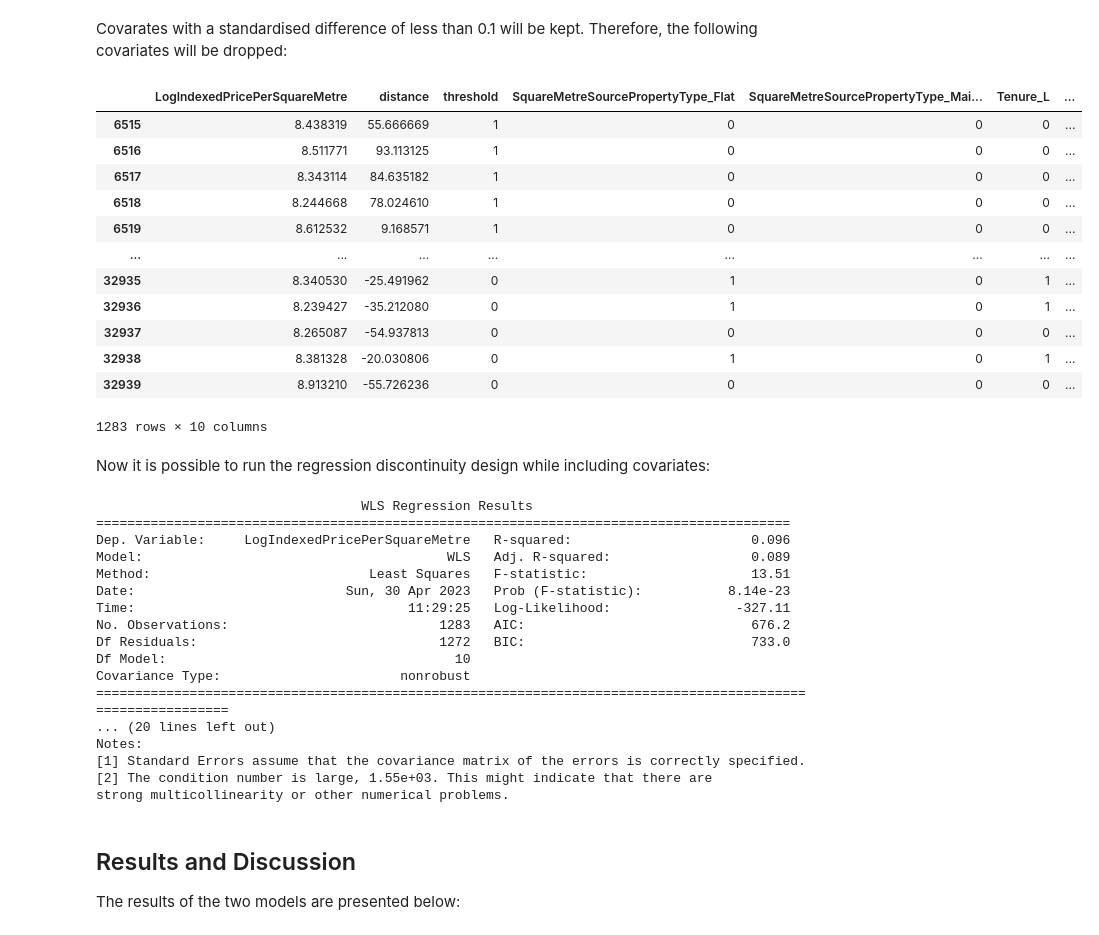
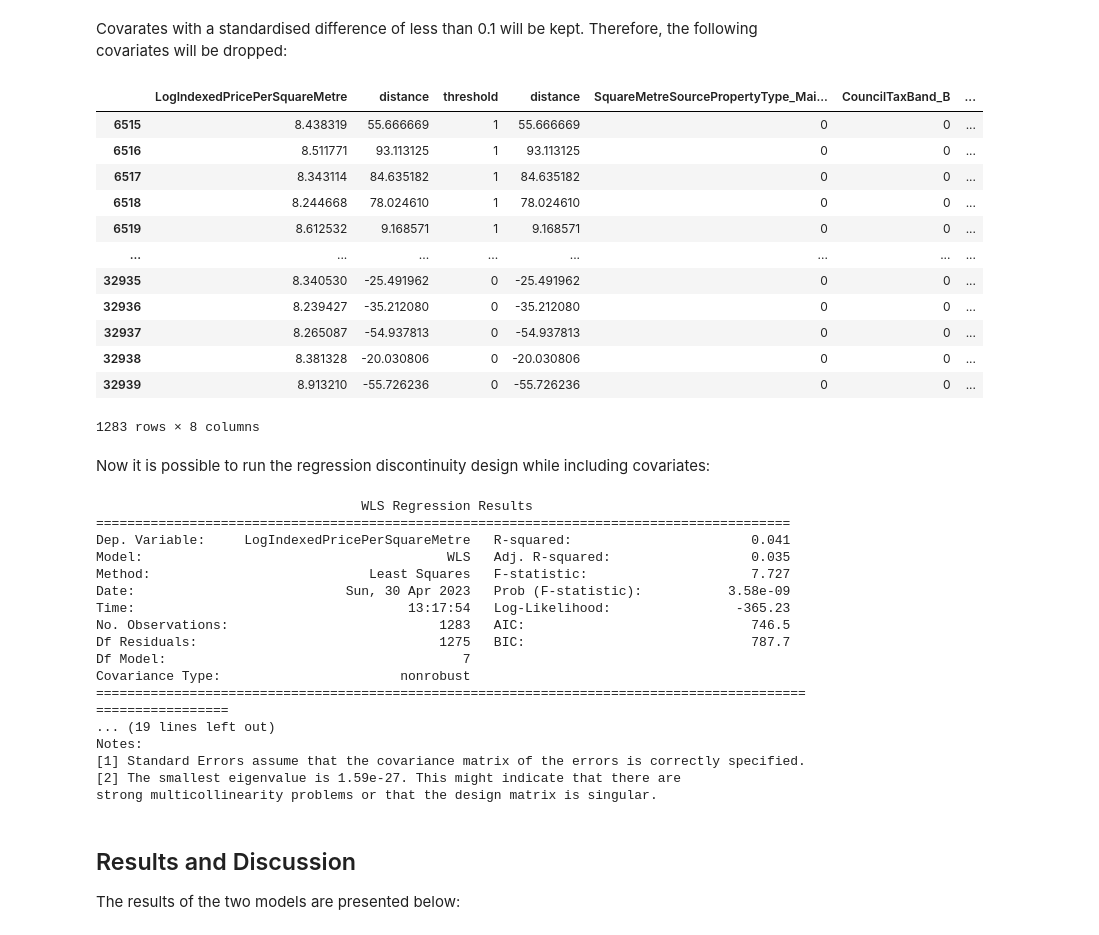
Before and after one commit to MHathorn/DSSS_Assessment, a Jupyter notebook: RDD_Clean.ipynb, the cells around one changed output. Cells and saved outputs as stored; diff of their text form; code cells hidden in the pictures.

```diff
--- a/RDD_Clean.ipynb
+++ b/RDD_Clean.ipynb
@@ -58,5 +56,5 @@ Refs:
 # %%
-folder_path = 'data_new/'
+folder_path = 'data/'
 url = 'https://github.com/MHathorn/DSSS_Assessment/tree/main/data_upload'
 
 if not os.path.exists(folder_path):
@@ -82,5 +90,10 @@ sales_gdf = pd.concat(dfs)
+# %%
+sales_gdf = sales_gdf[['LandRegistryTransactionDate', 'IndexedPricePerSquareMetre', 'LandRegistryPropertyType',
+       'SquareMetreSourcePropertyType', 'NewBuildFlag', 'Tenure',
+       'CouncilTaxBand', 'LocalAuthorityCode', 'SignatureHPIDCentroid_x',
+       'SignatureHPIDCentroid_y']]
 # %%
-oa_gdf = gpd.read_file("data/oa/Opportunity_Areas/Opportunity_Areas.shp")
+oa_gdf = gpd.read_file("https://raw.githubusercontent.com/MHathorn/DSSS_Assessment/main/data_upload/oa_gdf.geojson")
 oa_gdf.head()
 # %% [output]
 |  | objectid | layerrefer | siterefere | sitename | address | uprn | borough | planning_a | firstadded | ... |
@@ -586,44 +603,43 @@ Covarates with a standardised difference of less than 0.1 will be kept. Therefor
 # %%
 to_drop = ['SquareMetreSourcePropertyType_House', 'SquareMetreSourcePropertyType_nan', 'NewBuildFlag_Y', 'NewBuildFlag_nan', 'Tenure_nan', 'CouncilTaxBand_D', 'CouncilTaxBand_nan']
 covariate_rdd = covariate_rdd.drop(to_drop, axis =1)
-covariate_rdd
 # %% [output]
-|  | LogIndexedPricePerSquareMetre | distance | threshold | SquareMetreSourcePropertyType_Flat | SquareMetreSourcePropertyType_Mai... | Tenure_L | ... |
-| 6515 | 8.438319 | 55.666669 | 1 | 0 | 0 | 0 | ... |
-| 6516 | 8.511771 | 93.113125 | 1 | 0 | 0 | 0 | ... |
-| 6517 | 8.343114 | 84.635182 | 1 | 0 | 0 | 0 | ... |
-| 6518 | 8.244668 | 78.024610 | 1 | 0 | 0 | 0 | ... |
-| 6519 | 8.612532 | 9.168571 | 1 | 0 | 0 | 0 | ... |
+|  | LogIndexedPricePerSquareMetre | distance | threshold | distance | SquareMetreSourcePropertyType_Mai... | CouncilTaxBand_B | ... |
+| 6515 | 8.438319 | 55.666669 | 1 | 55.666669 | 0 | 0 | ... |
+| 6516 | 8.511771 | 93.113125 | 1 | 93.113125 | 0 | 0 | ... |
+| 6517 | 8.343114 | 84.635182 | 1 | 84.635182 | 0 | 0 | ... |
+| 6518 | 8.244668 | 78.024610 | 1 | 78.024610 | 0 | 0 | ... |
+| 6519 | 8.612532 | 9.168571 | 1 | 9.168571 | 0 | 0 | ... |
 | ... | ... | ... | ... | ... | ... | ... | ... |
-| 32935 | 8.340530 | -25.491962 | 0 | 1 | 0 | 1 | ... |
-| 32936 | 8.239427 | -35.212080 | 0 | 1 | 0 | 1 | ... |
-| 32937 | 8.265087 | -54.937813 | 0 | 0 | 0 | 0 | ... |
-| 32938 | 8.381328 | -20.030806 | 0 | 1 | 0 | 1 | ... |
-| 32939 | 8.913210 | -55.726236 | 0 | 0 | 0 | 0 | ... |
+| 32935 | 8.340530 | -25.491962 | 0 | -25.491962 | 0 | 0 | ... |
+| 32936 | 8.239427 | -35.212080 | 0 | -35.212080 | 0 | 0 | ... |
+| 32937 | 8.265087 | -54.937813 | 0 | -54.937813 | 0 | 0 | ... |
+| 32938 | 8.381328 | -20.030806 | 0 | -20.030806 | 0 | 0 | ... |
+| 32939 | 8.913210 | -55.726236 | 0 | -55.726236 | 0 | 0 | ... |
-1283 rows × 10 columns
+1283 rows × 8 columns
 # %% [markdown]
 Now it is possible to run the regression discontinuity design while including covariates:
 # %%
-model_covs = smf.wls("LogIndexedPricePerSquareMetre ~ distance * threshold + SquareMetreSourcePropertyType_Flat + SquareMetreSourcePropertyType_Maisonette + Tenure_L + CouncilTaxBand_B + CouncilTaxBand_C + CouncilTaxBand_E + CouncilTaxBand_F", covariate_rdd).fit()
+model_covs = smf.wls("LogIndexedPricePerSquareMetre ~ distance * threshold + SquareMetreSourcePropertyType_Maisonette + CouncilTaxBand_B + CouncilTaxBand_E + CouncilTaxBand_F", covariate_rdd).fit()
 print(model_covs.summary())
 # %% [output]
                                   WLS Regression Results
 =========================================================================================
-Dep. Variable:     LogIndexedPricePerSquareMetre   R-squared:                       0.096
-Model:                                       WLS   Adj. R-squared:                  0.089
-Method:                            Least Squares   F-statistic:                     13.51
-Date:                           Sun, 30 Apr 2023   Prob (F-statistic):           8.14e-23
-Time:                                   11:29:25   Log-Likelihood:                -327.11
-No. Observations:                           1283   AIC:                             676.2
-Df Residuals:                               1272   BIC:                             733.0
-Df Model:                                     10
+Dep. Variable:     LogIndexedPricePerSquareMetre   R-squared:                       0.041
+Model:                                       WLS   Adj. R-squared:                  0.035
+Method:                            Least Squares   F-statistic:                     7.727
+Date:                           Sun, 30 Apr 2023   Prob (F-statistic):           3.58e-09
+Time:                                   13:17:54   Log-Likelihood:                -365.23
+No. Observations:                           1283   AIC:                             746.5
+Df Residuals:                               1275   BIC:                             787.7
+Df Model:                                      7
 Covariance Type:                       nonrobust
 ============================================================================================================
-... (20 lines left out)
+... (19 lines left out)
 Notes:
 [1] Standard Errors assume that the covariance matrix of the errors is correctly specified.
-[2] The condition number is large, 1.55e+03. This might indicate that there are
-strong multicollinearity or other numerical problems.
+[2] The smallest eigenvalue is 1.59e-27. This might indicate that there are
+strong multicollinearity problems or that the design matrix is singular.
 # %% [markdown]
 ## Results and Discussion
 
```
Also changed, not shown: parts of 58 cells of this notebook.
